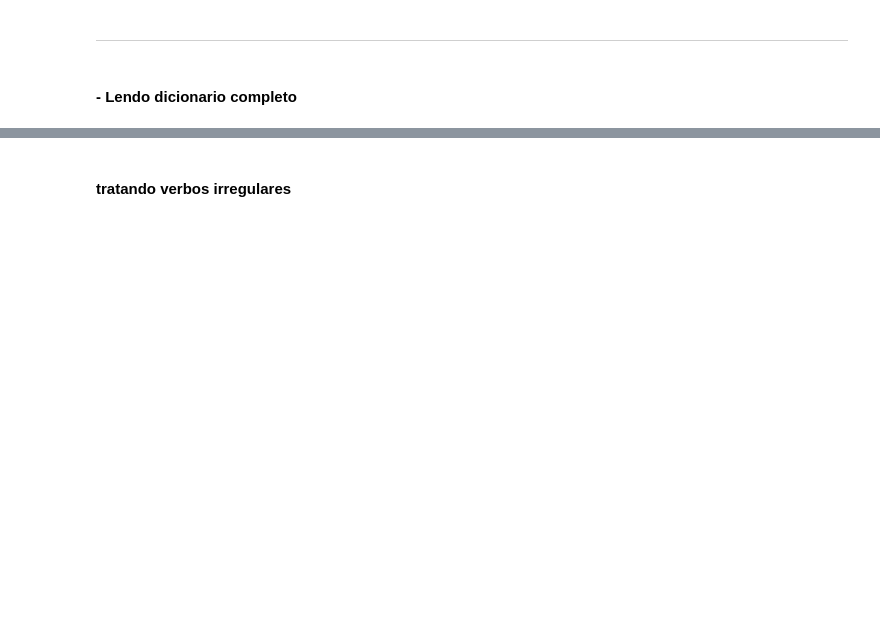
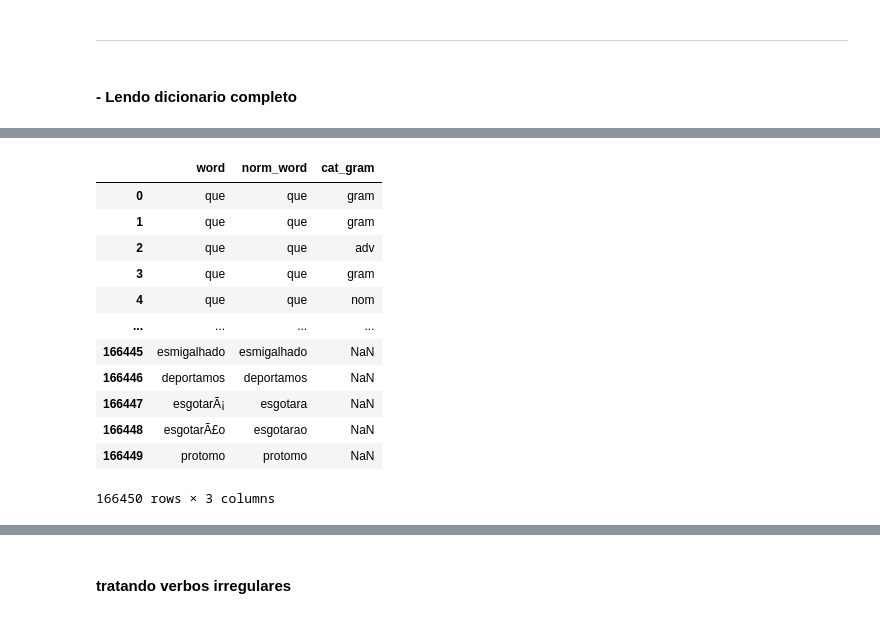
Before and after one commit to joaolucas26/imbroglio-data, a Jupyter notebook: conjugando verbos.ipynb, the cells around one changed output, grey strips where cells are left out. Drawn from its saved outputs; the diff is of its cells as text; code cells hidden in the pictures; blank space fills up the shorter version.

```diff
--- a/conjugando verbos.ipynb
+++ b/conjugando verbos.ipynb
@@ -32,0 +121,3 @@ lexico.head()
+# %%
+lexico = lexico[['ortografia','cat_gram']]
+lexico = lexico.rename(columns={'ortografia': 'word'})
@@ -32,0 +133,17 @@ lexico.head()
+# %%
+merged = pd.merge(left = words_df, right=lexico, how='left', on='word')
+merged
+# %% [output]
+|  | word | norm_word | cat_gram |
+| 0 | que | que | gram |
+| 1 | que | que | gram |
+| 2 | que | que | adv |
+| 3 | que | que | gram |
+| 4 | que | que | nom |
+| ... | ... | ... | ... |
+| 166445 | esmigalhado | esmigalhado | NaN |
+| 166446 | deportamos | deportamos | NaN |
+| 166447 | esgotarÃ¡ | esgotara | NaN |
+| 166448 | esgotarÃ£o | esgotarao | NaN |
+| 166449 | protomo | protomo | NaN |
+166450 rows × 3 columns
```
Also changed, not shown: parts of 22 cells of this notebook, 1 other file.
